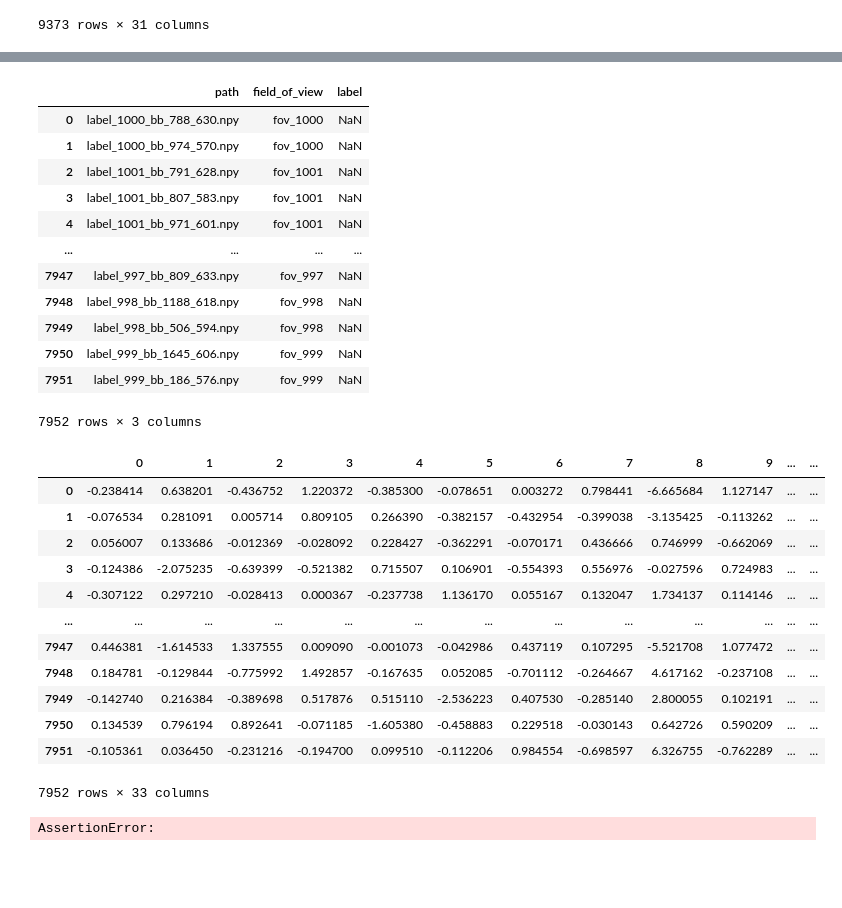
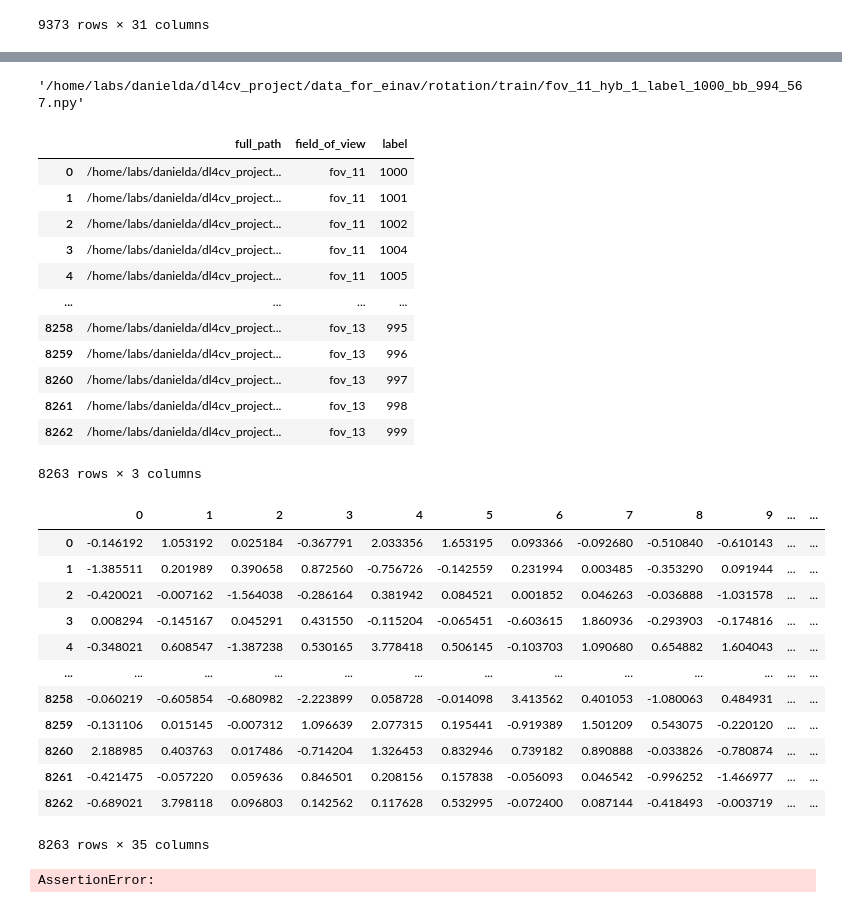
Before and after one commit to Yedidya-be/dl_project, a Jupyter notebook: notebooks/test_data_analyze.ipynb, the cells around one changed output, grey strips where cells are left out. Drawn from its saved outputs; the diff is of its cells as text; code cells hidden in the pictures; blank space fills up the shorter version.

```diff
--- a/notebooks/test_data_analyze.ipynb
+++ b/notebooks/test_data_analyze.ipynb
@@ -9,11 +9,11 @@ import umap
 # %%
 df_path = r'X:\yedidyab\dl_project\test_data\temp_files\props_df\*'
 cell_by_OD_path = r'X:\yedidyab\dl_project\test_data\merged_cell_by_OD.raw.txt'
-# encoding_file_path = r'X:\dl4cv_project\data_for_einav\Outputs\encodings.csv'
-encoding_file_path = r'X:\dl4cv_project\rotate_single_cell\Outputs_32\encodings.csv'
+encoding_file_path = r'X:\dl4cv_project\data_for_einav\Outputs\encodings.csv'
+# encoding_file_path = r'X:\dl4cv_project\rotate_single_cell\Outputs_32\encodings.csv'
 dim = 32
-# filenames_path = r'X:\dl4cv_project\data_for_einav\Outputs\filenames.csv'
-filenames_path = r'X:\dl4cv_project\rotate_single_cell\Outputs_32\filenames.csv'
+filenames_path = r'X:\dl4cv_project\data_for_einav\Outputs\filenames.csv'
+# filenames_path = r'X:\dl4cv_project\rotate_single_cell\Outputs_32\filenames.csv'
 # %%
 # concatenate df_prop files
 dfs = []
@@ -72,9 +72,15 @@ plot_boxplot(df, 'OD', 'area')
+# %%
+# Import the CSV file into a pandas DataFrame
+filenames = pd.read_csv(filenames_path, names = ['path'])
+filenames.path[0]
+# %% [output]
+'/home/labs/danielda/dl4cv_project/data_for_einav/rotation/train/fov_11_hyb_1_label_1000_bb_994_567.npy'
 # %%
 # Import the CSV file into a pandas DataFrame
-filenames = pd.read_csv(filenames_path, names = ['path'])
+filenames = pd.read_csv(filenames_path, names = ['full_path'])
 
 # Extract only the file name from the path
-filenames.path = filenames.path.str.split('/').str[-1]
+filenames.path = filenames.full_path.str.split('/').str[-1]
 
 # Extract the field of view from the file name
 filenames['field_of_view'] = filenames.path.str.split('_').str[:2]
@@ -85,41 +91,44 @@ filenames['label'] = filenames.path.str.split('_').str[5]
 
 filenames
 # %% [output]
-|  | path | field_of_view | label |
-| 0 | label_1000_bb_788_630.npy | fov_1000 | NaN |
-| 1 | label_1000_bb_974_570.npy | fov_1000 | NaN |
-| 2 | label_1001_bb_791_628.npy | fov_1001 | NaN |
-| 3 | label_1001_bb_807_583.npy | fov_1001 | NaN |
-| 4 | label_1001_bb_971_601.npy | fov_1001 | NaN |
+|  | full_path | field_of_view | label |
+| 0 | /home/labs/danielda/dl4cv_project... | fov_11 | 1000 |
+| 1 | /home/labs/danielda/dl4cv_project... | fov_11 | 1001 |
+| 2 | /home/labs/danielda/dl4cv_project... | fov_11 | 1002 |
+| 3 | /home/labs/danielda/dl4cv_project... | fov_11 | 1004 |
+| 4 | /home/labs/danielda/dl4cv_project... | fov_11 | 1005 |
 | ... | ... | ... | ... |
-| 7947 | label_997_bb_809_633.npy | fov_997 | NaN |
-| 7948 | label_998_bb_1188_618.npy | fov_998 | NaN |
-| 7949 | label_998_bb_506_594.npy | fov_998 | NaN |
-| 7950 | label_999_bb_1645_606.npy | fov_999 | NaN |
-| 7951 | label_999_bb_186_576.npy | fov_999 | NaN |
+| 8258 | /home/labs/danielda/dl4cv_project... | fov_13 | 995 |
+| 8259 | /home/labs/danielda/dl4cv_project... | fov_13 | 996 |
+| 8260 | /home/labs/danielda/dl4cv_project... | fov_13 | 997 |
+| 8261 | /home/labs/danielda/dl4cv_project... | fov_13 | 998 |
+| 8262 | /home/labs/danielda/dl4cv_project... | fov_13 | 999 |
-7952 rows × 3 columns
+8263 rows × 3 columns
 # %%
 encoding = pd.read_csv(encoding_file_path, header=None)
 encoding['field_of_view'] = filenames.field_of_view
 encoding['label'] = filenames.label
+encoding['path'] = filenames.path
+encoding['full_path'] = filenames.full_path
+
 encoding['fov_label'] = encoding.field_of_view + '_' + encoding.label
 
 encoding.drop(['field_of_view','label'], axis=1, inplace=True)
 encoding
 # %% [output]
 |  | 0 | 1 | 2 | 3 | 4 | 5 | 6 | 7 | 8 | 9 | ... | ... |
-| 0 | -0.238414 | 0.638201 | -0.436752 | 1.220372 | -0.385300 | -0.078651 | 0.003272 | 0.798441 | -6.665684 | 1.127147 | ... | ... |
-| 1 | -0.076534 | 0.281091 | 0.005714 | 0.809105 | 0.266390 | -0.382157 | -0.432954 | -0.399038 | -3.135425 | -0.113262 | ... | ... |
-| 2 | 0.056007 | 0.133686 | -0.012369 | -0.028092 | 0.228427 | -0.362291 | -0.070171 | 0.436666 | 0.746999 | -0.662069 | ... | ... |
-| 3 | -0.124386 | -2.075235 | -0.639399 | -0.521382 | 0.715507 | 0.106901 | -0.554393 | 0.556976 | -0.027596 | 0.724983 | ... | ... |
-| 4 | -0.307122 | 0.297210 | -0.028413 | 0.000367 | -0.237738 | 1.136170 | 0.055167 | 0.132047 | 1.734137 | 0.114146 | ... | ... |
+| 0 | -0.146192 | 1.053192 | 0.025184 | -0.367791 | 2.033356 | 1.653195 | 0.093366 | -0.092680 | -0.510840 | -0.610143 | ... | ... |
+| 1 | -1.385511 | 0.201989 | 0.390658 | 0.872560 | -0.756726 | -0.142559 | 0.231994 | 0.003485 | -0.353290 | 0.091944 | ... | ... |
+| 2 | -0.420021 | -0.007162 | -1.564038 | -0.286164 | 0.381942 | 0.084521 | 0.001852 | 0.046263 | -0.036888 | -1.031578 | ... | ... |
+| 3 | 0.008294 | -0.145167 | 0.045291 | 0.431550 | -0.115204 | -0.065451 | -0.603615 | 1.860936 | -0.293903 | -0.174816 | ... | ... |
+| 4 | -0.348021 | 0.608547 | -1.387238 | 0.530165 | 3.778418 | 0.506145 | -0.103703 | 1.090680 | 0.654882 | 1.604043 | ... | ... |
 | ... | ... | ... | ... | ... | ... | ... | ... | ... | ... | ... | ... | ... |
-| 7947 | 0.446381 | -1.614533 | 1.337555 | 0.009090 | -0.001073 | -0.042986 | 0.437119 | 0.107295 | -5.521708 | 1.077472 | ... | ... |
-| 7948 | 0.184781 | -0.129844 | -0.775992 | 1.492857 | -0.167635 | 0.052085 | -0.701112 | -0.264667 | 4.617162 | -0.237108 | ... | ... |
-| 7949 | -0.142740 | 0.216384 | -0.389698 | 0.517876 | 0.515110 | -2.536223 | 0.407530 | -0.285140 | 2.800055 | 0.102191 | ... | ... |
-| 7950 | 0.134539 | 0.796194 | 0.892641 | -0.071185 | -1.605380 | -0.458883 | 0.229518 | -0.030143 | 0.642726 | 0.590209 | ... | ... |
-| 7951 | -0.105361 | 0.036450 | -0.231216 | -0.194700 | 0.099510 | -0.112206 | 0.984554 | -0.698597 | 6.326755 | -0.762289 | ... | ... |
+| 8258 | -0.060219 | -0.605854 | -0.680982 | -2.223899 | 0.058728 | -0.014098 | 3.413562 | 0.401053 | -1.080063 | 0.484931 | ... | ... |
+| 8259 | -0.131106 | 0.015145 | -0.007312 | 1.096639 | 2.077315 | 0.195441 | -0.919389 | 1.501209 | 0.543075 | -0.220120 | ... | ... |
+| 8260 | 2.188985 | 0.403763 | 0.017486 | -0.714204 | 1.326453 | 0.832946 | 0.739182 | 0.890888 | -0.033826 | -0.780874 | ... | ... |
+| 8261 | -0.421475 | -0.057220 | 0.059636 | 0.846501 | 0.208156 | 0.157838 | -0.056093 | 0.046542 | -0.996252 | -1.466977 | ... | ... |
+| 8262 | -0.689021 | 3.798118 | 0.096803 | 0.142562 | 0.117628 | 0.532995 | -0.072400 | 0.087144 | -0.418493 | -0.003719 | ... | ... |
-7952 rows × 33 columns
+8263 rows × 35 columns
 # %%
 assert len(encoding.fov_label) == len(df.fov_label)
 assert len(encoding.fov_label.unique()) == len(encoding.fov_label)
```
Also changed, not shown: parts of 12 cells of this notebook, 4 other files.
